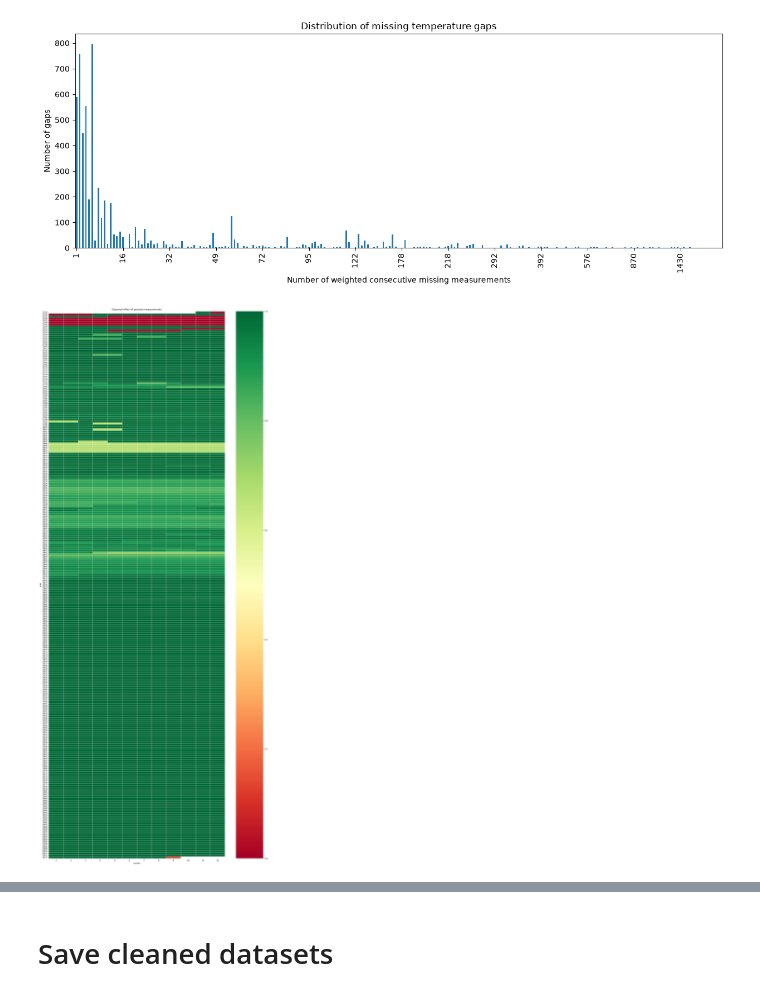
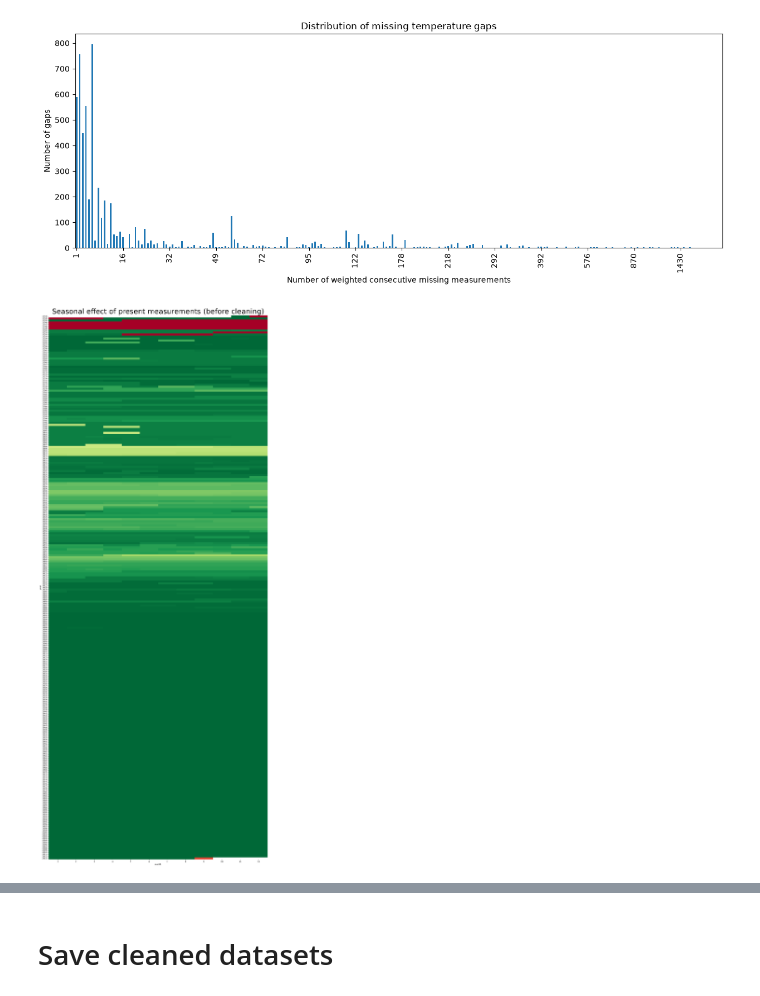
Before and after one commit to TimoWijnen2001/case-climate-watch, a Jupyter notebook: notebooks/09_extended_data_cleaning.ipynb, the cells around one changed output, grey strips where cells are left out. Cells and saved outputs as stored; diff of their text form; code cells hidden in the pictures.

```diff
--- a/notebooks/09_extended_data_cleaning.ipynb
+++ b/notebooks/09_extended_data_cleaning.ipynb
@@ -430,22 +430,23 @@ plt.show()
 # %% [output]
 [figure]
 # %%
-df_missing_per_date = df_city_cleaned.groupby(["dt"], as_index=False)["AverageTemperatureCleaned"].agg(nr_of_measurements="count", nr_of_dates="size")
+df_missing_per_date = df_city_cleaned.groupby(["dt"], as_index=False)["AverageTemperature"].agg(nr_of_measurements="count", nr_of_dates="size")
 df_missing_per_date["proportion_present"] = round((df_missing_per_date["nr_of_measurements"] / df_missing_per_date["nr_of_dates"]), 2)
 df_missing_per_date["year"] = df_missing_per_date.dt.dt.year
 df_missing_per_date["month"] = df_missing_per_date.dt.dt.month
 
 heatmap_data = df_missing_per_date.pivot(columns="month", index="year", values="proportion_present")
 
 plt.figure(figsize=(20, 50))
 sns.heatmap(
     heatmap_data,
     fmt=".2f",
     cmap="RdYlGn",
-    linewidths=0.5,
+    cbar=False
+    # linewidths=0.5,
 )
 
-plt.title("Seasonal effect of present measurements")
+plt.title("Seasonal effect of present measurements (before cleaning)", fontsize=36)
 plt.show()
 # %% [output]
-[figure, old version]
+[figure, new version]
```
Also changed, not shown: parts of 3 cells of this notebook, 8 other files.
